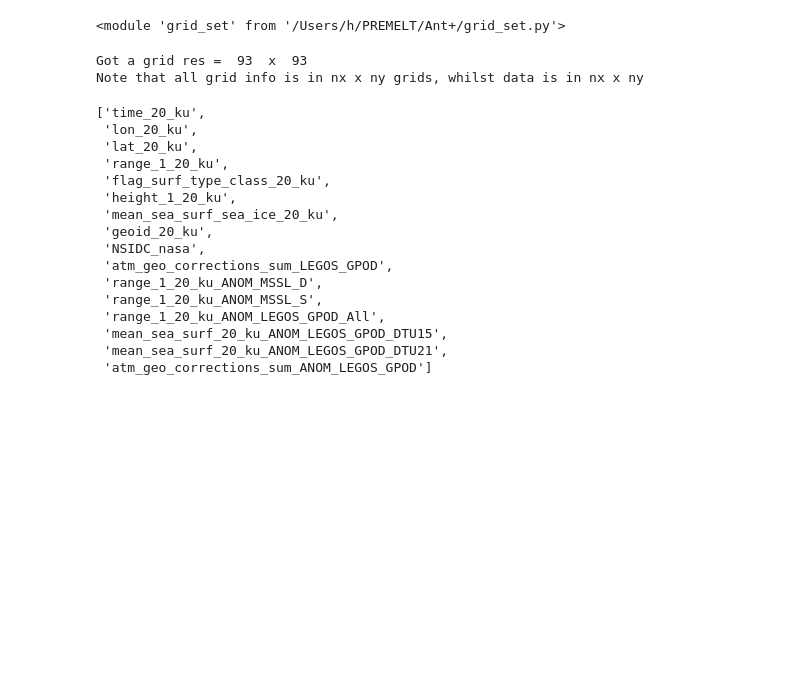
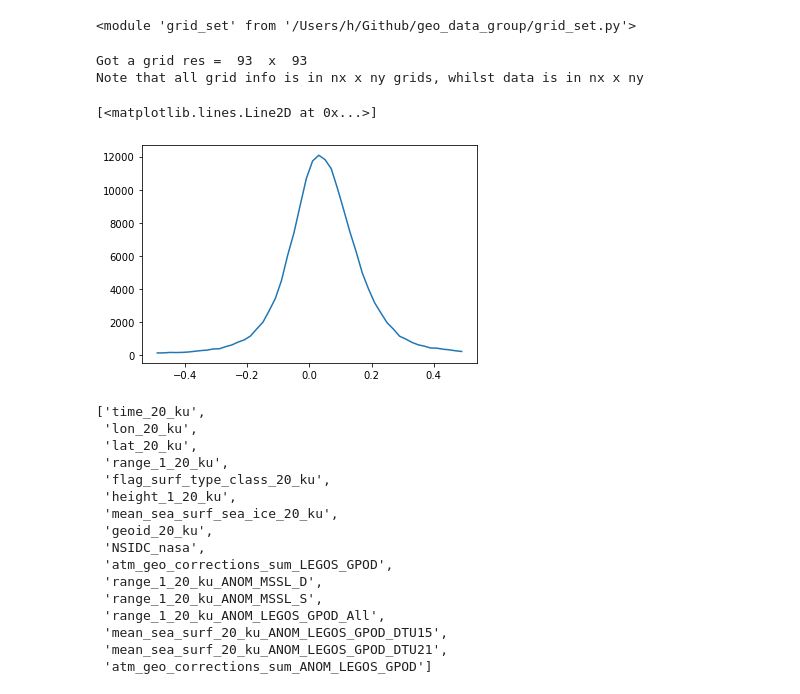
Before and after one commit to CPOMUCL/CSAO_merged, a Jupyter notebook: SAR_SARIN_combine.ipynb, the cells around one changed output. Saved outputs shown, nothing was run; the diff lists cells and outputs as text; code cells hidden in the pictures; blank space fills up the shorter version.

```diff
--- a/SAR_SARIN_combine.ipynb
+++ b/SAR_SARIN_combine.ipynb
@@ -15,7 +15,7 @@ import gc
 
 import os
 import sys
-# sys.path.insert(0, '/Users/h/Github/geo_data_group/')
+sys.path.insert(0, '/Users/h/Github/geo_data_group/')
 import grid_set as gs
 
 import ant_plus
@@ -23,7 +23,7 @@ from imp import reload
 reload(ant_plus)
 reload(gs)
 # %% [output]
-<module 'grid_set' from '/Users/h/PREMELT/Ant+/grid_set.py'>
+<module 'grid_set' from '/Users/h/Github/geo_data_group/grid_set.py'>
 # %%
 #$### map projection
 m = ccrs.SouthPolarStereo()
@@ -38,6 +38,17 @@ plt.close()
 # %% [output]
 Got a grid res =  93  x  93
 Note that all grid info is in nx x ny grids, whilst data is in nx x ny
+# %%
+# hist_bins = np.arange(-1.0,1.05,0.05)
+hist_bins = np.linspace(-0.5,0.5,51)
+plot_SLA_SIN_hist  = G.hist_bin_list(xA,#trackSIN.mean_sea_surf_20_ku_ANOM_LEGOS_GPOD_DTU15,
+                            trackSIN.lon_20_ku[msk],trackSIN.lat_20_ku[msk],
+                            hist_bins,xy_order=0)
+# %%
+plt.plot(hist_bins[:-1] + np.diff(hist_bins)/2,np.nansum(plot_SLA_SIN_hist,axis=(0,1)))
+# %% [output]
+[<matplotlib.lines.Line2D at 0x...>]
+[figure, added]
 # %%
 # file = 'Example_Merge/Open_ocean_ANOM_2019-09-01T00-03_2019-09-03T23-26.nc'
 # file = '/Users/h/PREMELT/Ant+/Comb_files_for_Stine/DOT_SLA_whole_anto_2019-03-01T00-40_2019-03-31T23-15.nc'
```
Also changed, not shown: parts of 24 cells of this notebook, 2 other files.
